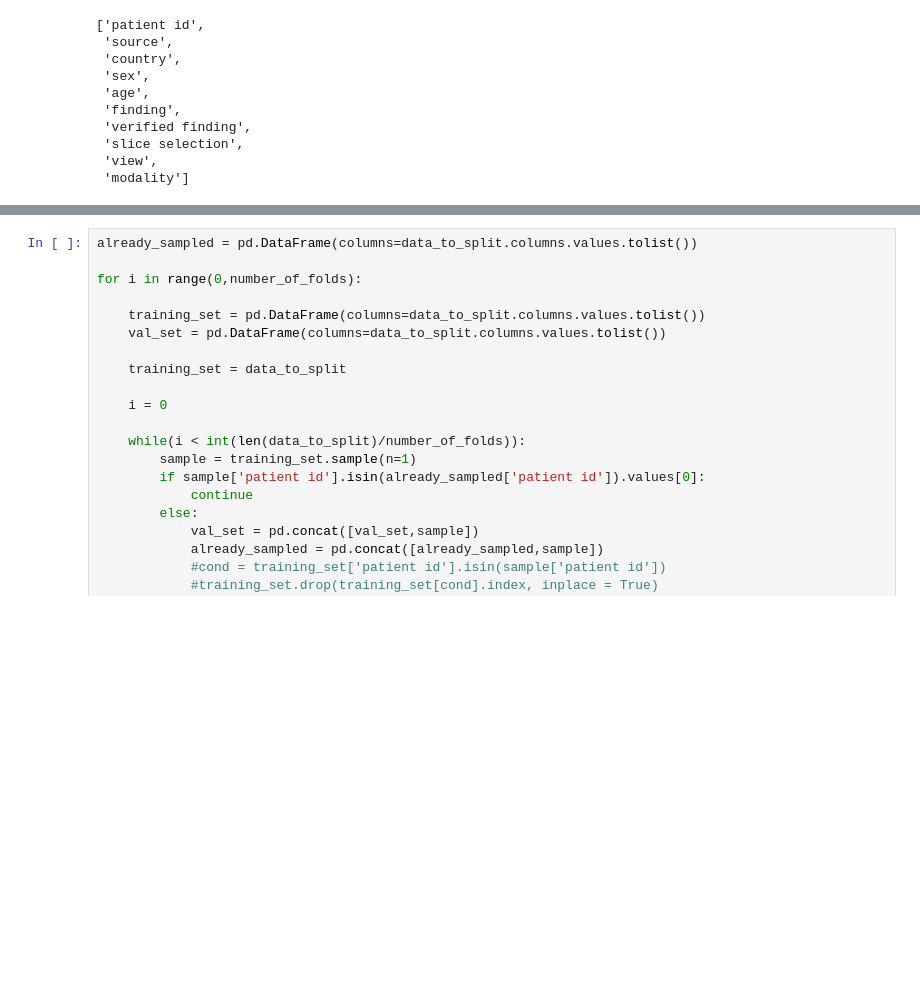
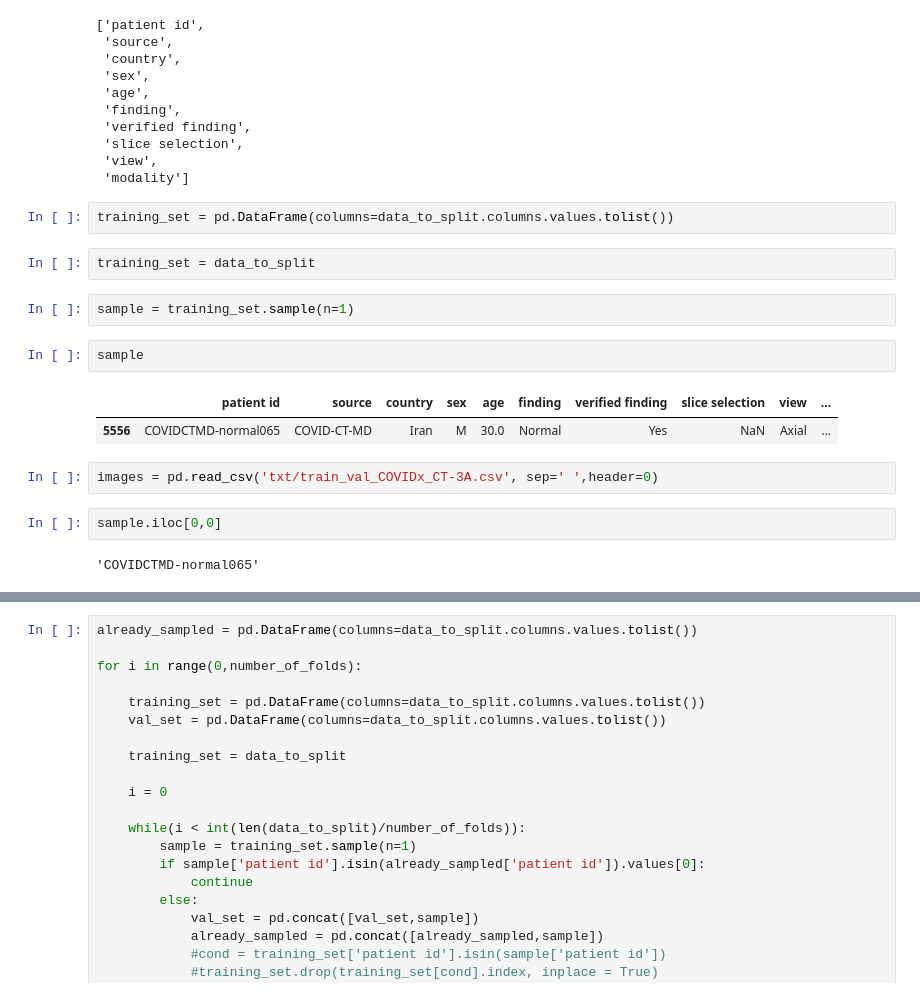
Before and after one commit to istvan-tamas/covid-cnn, a Jupyter notebook: image-split.ipynb, the cells around one changed output, grey strips where cells are left out. Cells and saved outputs as stored; diff of their text form; blank space fills up the shorter version.

Commit message:
Patient image sorting

```diff
--- a/image-split.ipynb
+++ b/image-split.ipynb
@@ -27,3 +27,20 @@ data_to_split.columns.values.tolist()
  'slice selection',
  'view',
  'modality']
+# %%
+training_set = pd.DataFrame(columns=data_to_split.columns.values.tolist())
+# %%
+training_set = data_to_split
+# %%
+sample = training_set.sample(n=1)
+# %%
+sample
+# %% [output]
+|  | patient id | source | country | sex | age | finding | verified finding | slice selection | view | ... |
+| 5556 | COVIDCTMD-normal065 | COVID-CT-MD | Iran | M | 30.0 | Normal | Yes | NaN | Axial | ... |
+# %%
+images = pd.read_csv('txt/train_val_COVIDx_CT-3A.csv', sep=' ',header=0)
+# %%
+sample.iloc[0,0]
+# %% [output]
+'COVIDCTMD-normal065'
```
Also changed, not shown: parts of 2 cells of this notebook.
